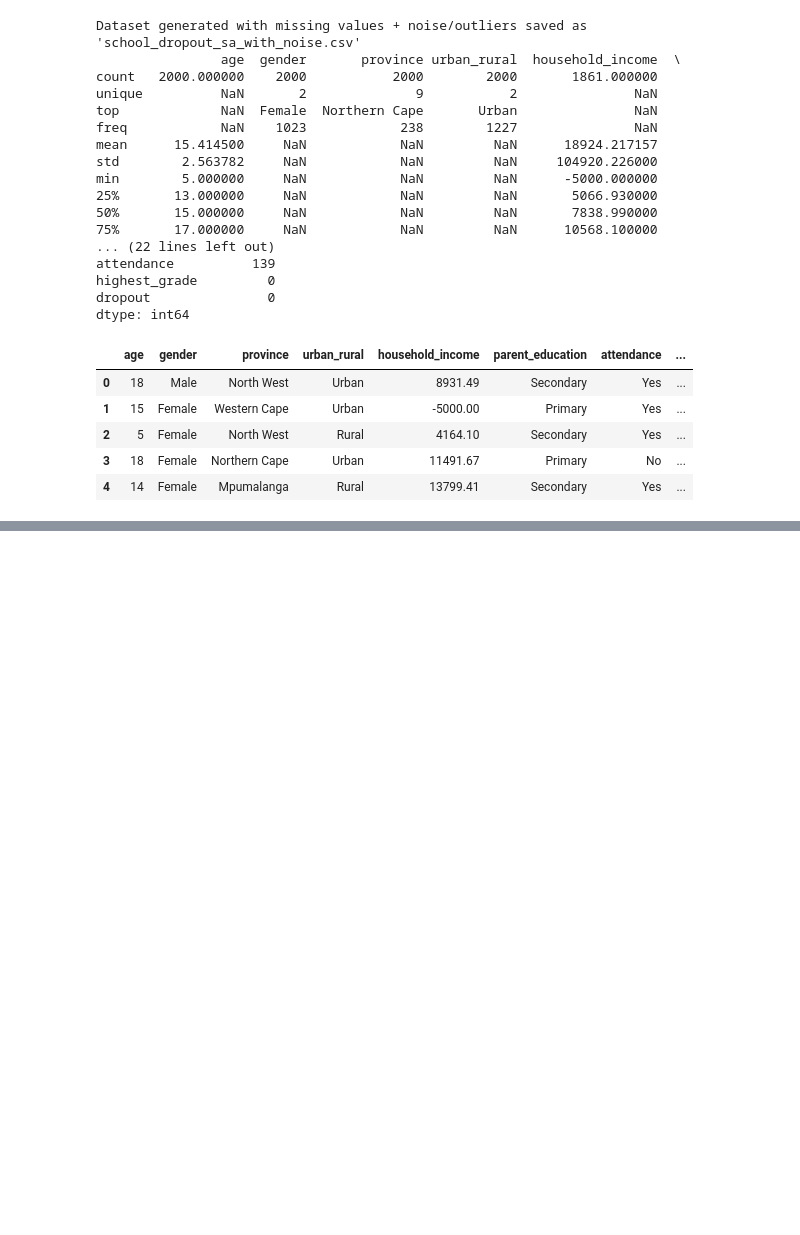
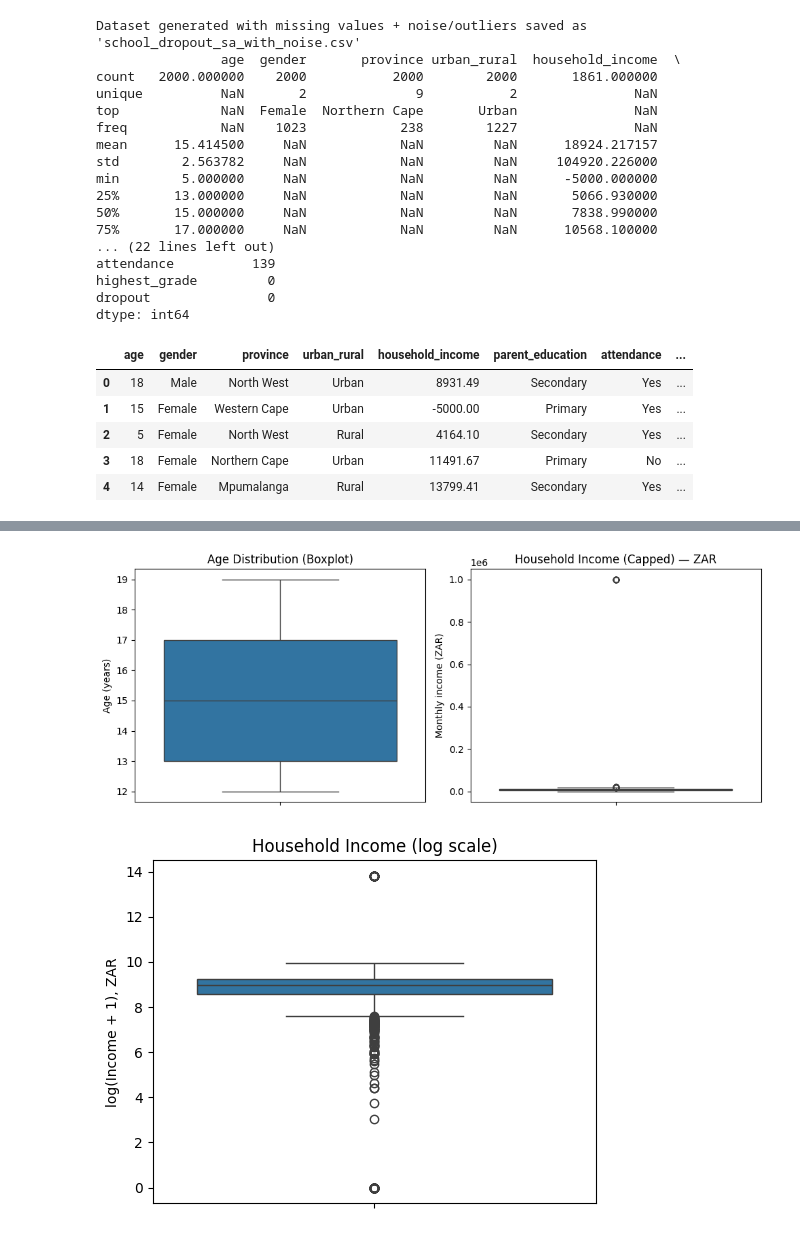
Before and after one commit to iam-hbk/predictive-analytics-assignment-4, a Jupyter notebook: DAT9X05_FINAL_DATA.ipynb, the cells around one changed output, grey strips where cells are left out. Drawn from its saved outputs; the diff is of its cells as text; code cells hidden in the pictures; blank space fills up the shorter version.

```diff
--- a/DAT9X05_FINAL_DATA.ipynb
+++ b/DAT9X05_FINAL_DATA.ipynb
@@ -124,0 +297,30 @@ df.head()
+# %%
+
+# --- 1) Prepare capped income for cleaner visuals ---
+upper_cap = df['household_income'].quantile(0.99)  # winsorize at 99th percentile
+df['household_income_capped'] = np.where(
+    df['household_income'] > upper_cap, upper_cap, df['household_income']
+)
+
+# --- 2) Side-by-side boxplots: Age + Capped Income (ZAR) ---
+plt.figure(figsize=(10, 4))
+plt.subplot(1, 2, 1)
+sns.boxplot(y=df['age'])
+plt.title("Age Distribution (Boxplot)")
+plt.ylabel("Age (years)")
+
+plt.subplot(1, 2, 2)
+sns.boxplot(y=df['household_income_capped'])
+plt.title("Household Income (Capped) — ZAR")
+plt.ylabel("Monthly income (ZAR)")
+plt.tight_layout()
+
+# --- 3) Optional: Log-scale income boxplot for appendix/supplement ---
+plt.figure(figsize=(5.2, 4))
+sns.boxplot(y=np.log1p(df['household_income']))  # log(Income + 1)
+plt.title("Household Income (log scale)")
+plt.ylabel("log(Income + 1), ZAR")
+plt.tight_layout()
+# %% [output]
+[figure, added]
+[figure, added]
```
Also changed, not shown: parts of 15 cells of this notebook, 4 other files.
